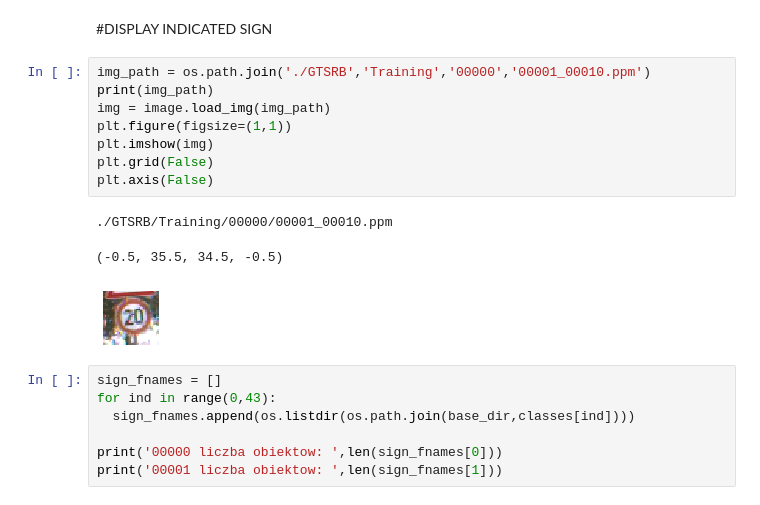
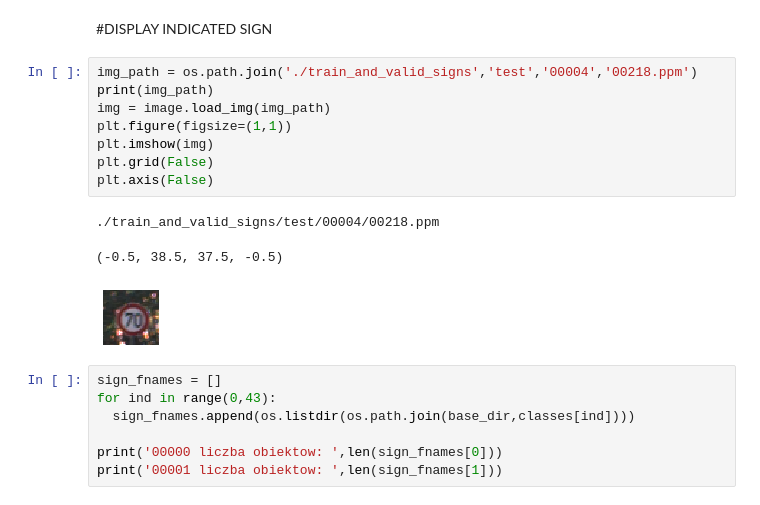
Before and after one commit to ipetryszak/TrafficSignsRecognition, a Jupyter notebook: traffic_sign_recognition.ipynb, the cells around one changed output. Saved outputs shown, nothing was run; the diff lists cells and outputs as text.

```diff
--- a/traffic_sign_recognition.ipynb
+++ b/traffic_sign_recognition.ipynb
@@ -91,17 +91,17 @@ for directory in dirs_test:
 # %% [markdown]
 #DISPLAY INDICATED SIGN
 # %%
-img_path = os.path.join('./GTSRB','Training','00000','00001_00010.ppm')
+img_path = os.path.join('./train_and_valid_signs','test','00004','00218.ppm')
 print(img_path)
 img = image.load_img(img_path)
 plt.figure(figsize=(1,1))
 plt.imshow(img)
 plt.grid(False)
 plt.axis(False)
 # %% [output]
-./GTSRB/Training/00000/00001_00010.ppm
+./train_and_valid_signs/test/00004/00218.ppm
-(-0.5, 35.5, 34.5, -0.5)
+(-0.5, 38.5, 37.5, -0.5)
-[figure, old version]
+[figure, new version]
 # %%
 sign_fnames = []
 for ind in range(0,43):
```
Also changed, not shown: parts of 9 cells of this notebook.
